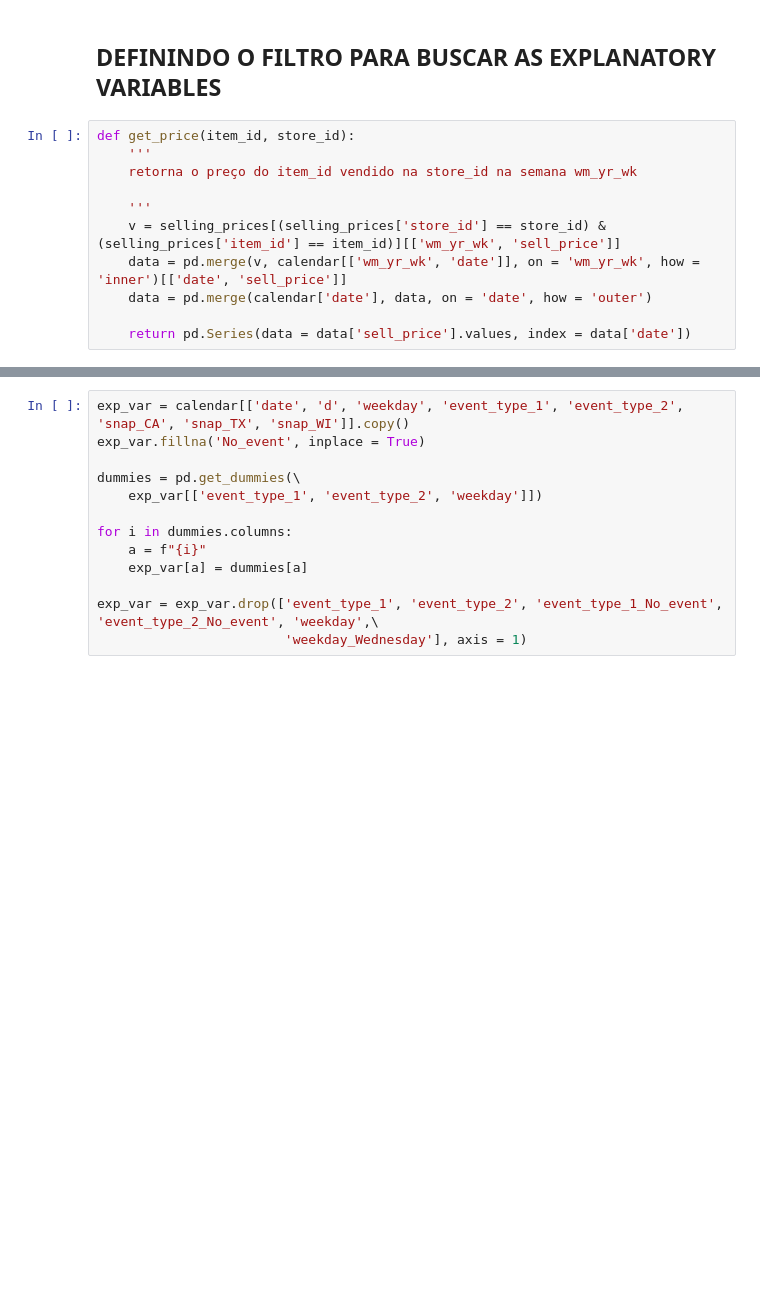
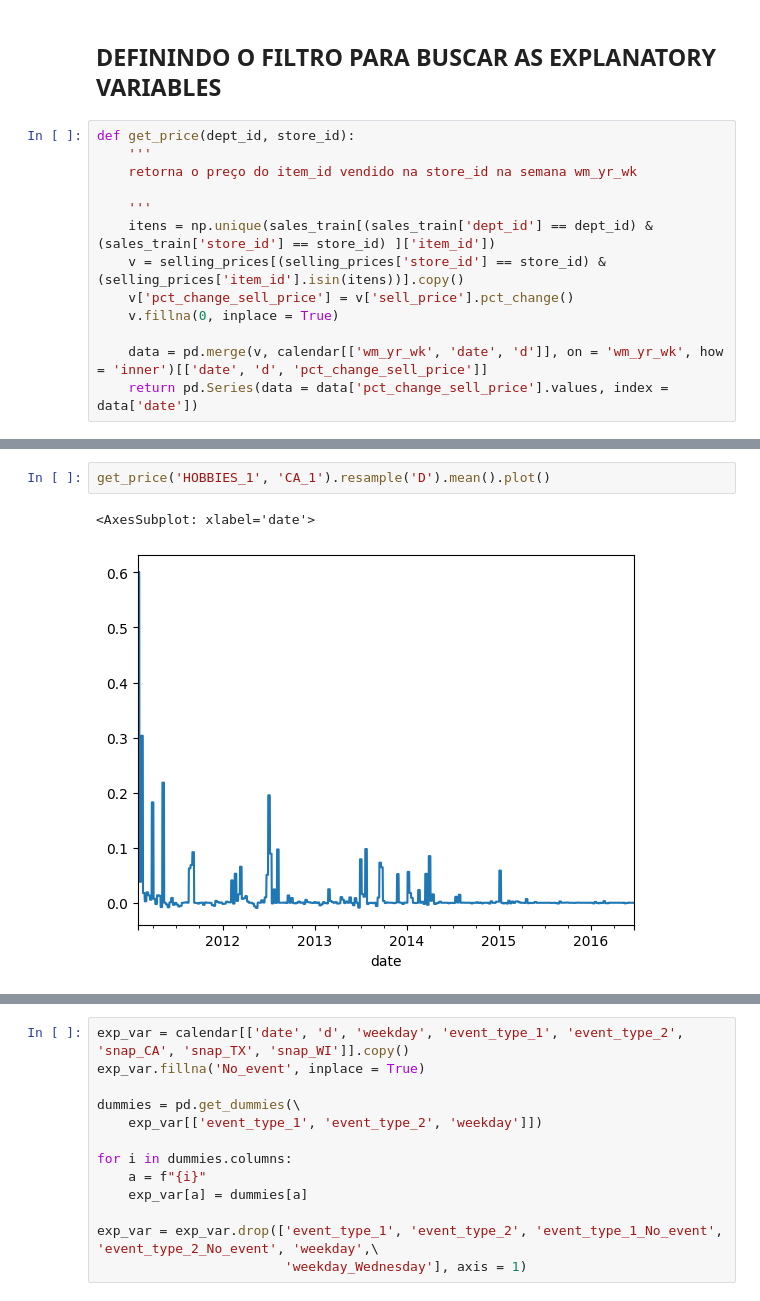
Before and after one commit to Faluhelyi/pibic_2021-2022, a Jupyter notebook: teste.ipynb, the cells around one changed output, grey strips where cells are left out. Cells and saved outputs as stored; diff of their text form; blank space fills up the shorter version.

Commit message:
Terminei o filtro para as explanatory variables - FALTA AJUSTAR O get_price()

```diff
--- a/teste.ipynb
+++ b/teste.ipynb
@@ -103,13 +103,15 @@ def no_filter():
 # %% [markdown]
 ## DEFININDO O FILTRO PARA BUSCAR AS EXPLANATORY VARIABLES
 # %%
-def get_price(item_id, store_id):
+def get_price(dept_id, store_id):
     '''
     retorna o preço do item_id vendido na store_id na semana wm_yr_wk
 
     '''
-    v = selling_prices[(selling_prices['store_id'] == store_id) & (selling_prices['item_id'] == item_id)][['wm_yr_wk', 'sell_price']]
-    data = pd.merge(v, calendar[['wm_yr_wk', 'date']], on = 'wm_yr_wk', how = 'inner')[['date', 'sell_price']]
-    data = pd.merge(calendar['date'], data, on = 'date', how = 'outer')
+    itens = np.unique(sales_train[(sales_train['dept_id'] == dept_id) & (sales_train['store_id'] == store_id) ]['item_id'])
+    v = selling_prices[(selling_prices['store_id'] == store_id) & (selling_prices['item_id'].isin(itens))].copy()
+    v['pct_change_sell_price'] = v['sell_price'].pct_change()
+    v.fillna(0, inplace = True)
 
-    return pd.Series(data = data['sell_price'].values, index = data['date'])
+    data = pd.merge(v, calendar[['wm_yr_wk', 'date', 'd']], on = 'wm_yr_wk', how = 'inner')[['date', 'd', 'pct_change_sell_price']]
+    return pd.Series(data = data['pct_change_sell_price'].values, index = data['date'])
@@ -132 +150,6 @@ Freq: D, Length: 1969, dtype: float64
+# %%
+get_price('HOBBIES_1', 'CA_1').resample('D').mean().plot()
+# %% [output]
+<AxesSubplot: xlabel='date'>
+[figure, added]
 # %%
```
Also changed, not shown: parts of 4 cells of this notebook.
